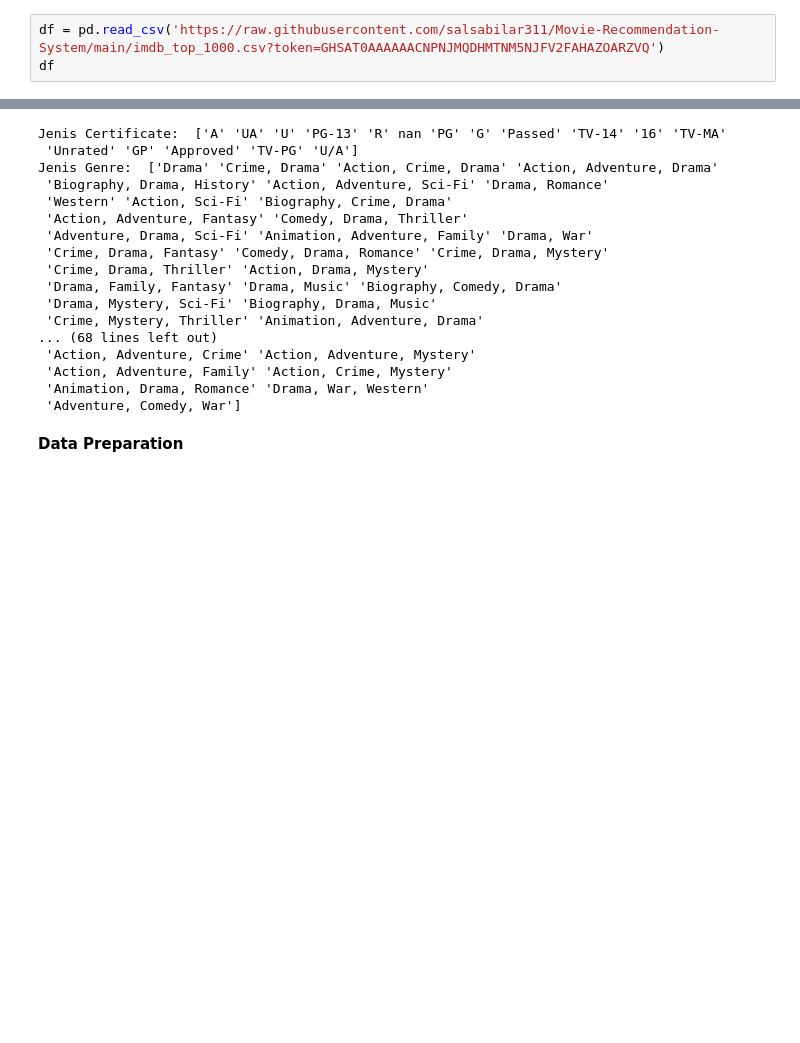
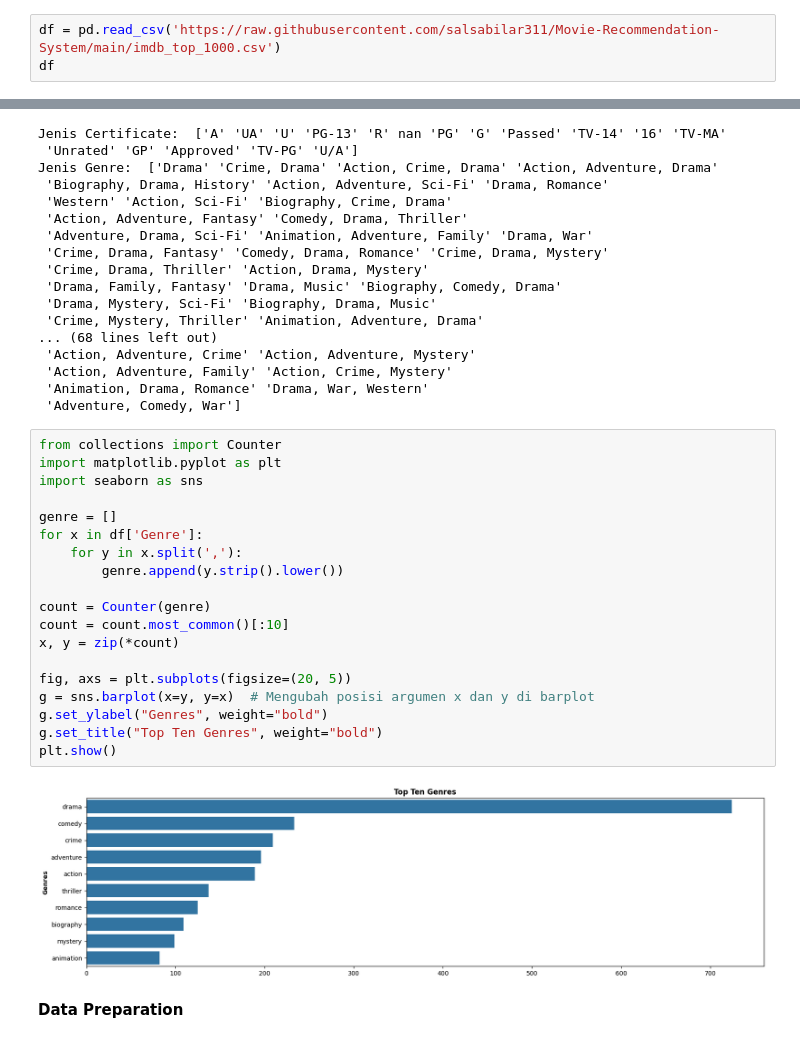
Before and after one commit to salsabilar311/Movie-Recommendation-System, a Jupyter notebook: Movie_Recomendation.ipynb, the cells around one changed output, grey strips where cells are left out. Cells and saved outputs as stored; diff of their text form; blank space fills up the shorter version.

Commit message:
add 10 top genres

```diff
--- a/Movie_Recomendation.ipynb
+++ b/Movie_Recomendation.ipynb
@@ -8,7 +8,7 @@ import tensorflow as tf
 from tensorflow import keras
 from tensorflow.keras import layers
 # %%
-df = pd.read_csv('https://raw.githubusercontent.com/salsabilar311/Movie-Recommendation-System/main/imdb_top_1000.csv?token=GHSAT0AAAAAACNPNJMQDHMTNM5NJFV2FAHAZOARZVQ')
+df = pd.read_csv('https://raw.githubusercontent.com/salsabilar311/Movie-Recommendation-System/main/imdb_top_1000.csv')
 df
 # %% [output]
 |  | Poster_Link | Series_Title | Released_Year | Certificate | Runtime | Genre | IMDB_Rating | Overview | ... |
@@ -74,6 +74,27 @@ Jenis Genre:  ['Drama' 'Crime, Drama' 'Action, Crime, Drama' 'Action, Adventure,
  'Action, Adventure, Family' 'Action, Crime, Mystery'
  'Animation, Drama, Romance' 'Drama, War, Western'
  'Adventure, Comedy, War']
+# %%
+from collections import Counter
+import matplotlib.pyplot as plt
+import seaborn as sns
+
+genre = []
+for x in df['Genre']:
+    for y in x.split(','):
+        genre.append(y.strip().lower())
+
+count = Counter(genre)
+count = count.most_common()[:10]
+x, y = zip(*count)
+
+fig, axs = plt.subplots(figsize=(20, 5))
+g = sns.barplot(x=y, y=x)  # Mengubah posisi argumen x dan y di barplot
+g.set_ylabel("Genres", weight="bold")
+g.set_title("Top Ten Genres", weight="bold")
+plt.show()
+# %% [output]
+[figure, added]
 # %% [markdown]
 **Data Preparation**
 # %% [markdown]
```
